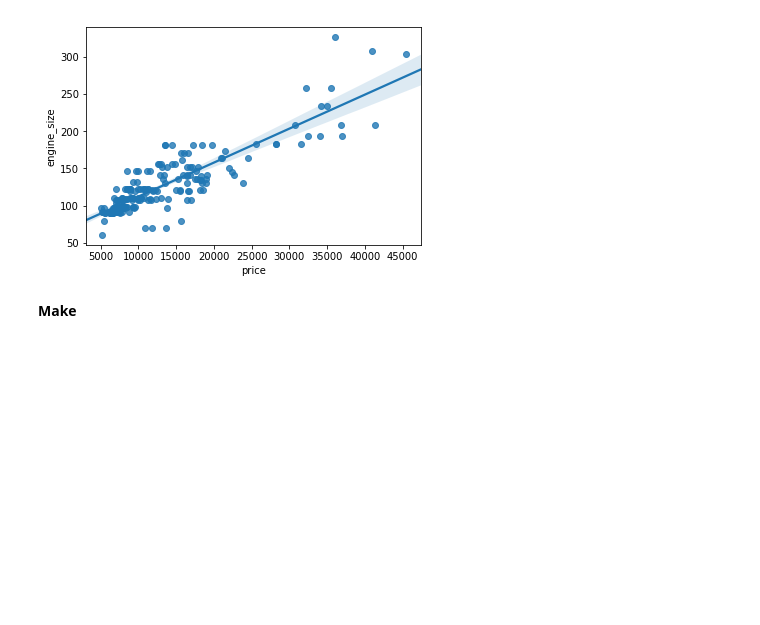
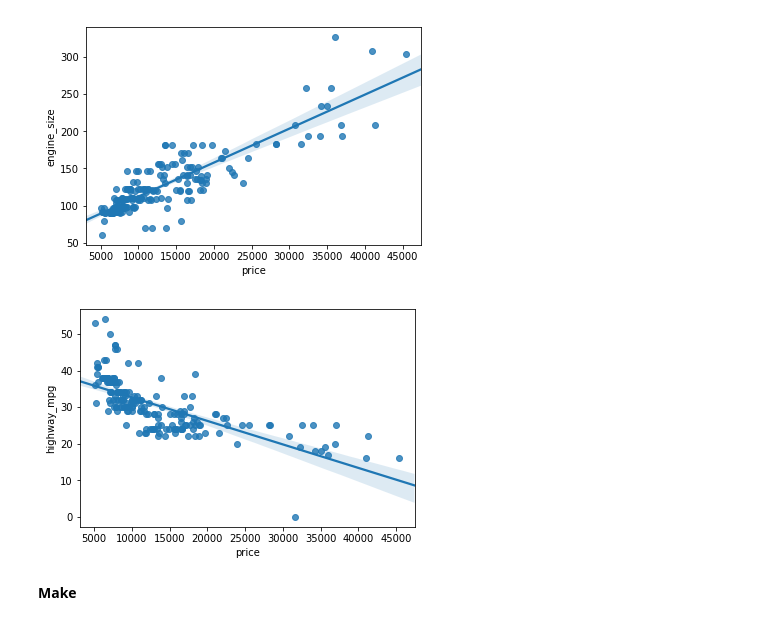
Before and after one commit to marco-bom-amigo/Trabalho-Final, a Jupyter notebook: automobile-price-prediction.ipynb, the cells around one changed output. Drawn from its saved outputs; the diff is of its cells as text; code cells hidden in the pictures; blank space fills up the shorter version.

```diff
--- a/automobile-price-prediction.ipynb
+++ b/automobile-price-prediction.ipynb
@@ -173,6 +173,12 @@ sns.regplot(data2['price'], data2['engine_size'])
 plt.show()
 # %% [output]
 [figure]
+# %%
+data2 = data.dropna()
+sns.regplot(data2['price'], data2['highway_mpg'])
+plt.show()
+# %% [output]
+[figure, added]
 # %% [markdown]
 **Make**
 # %%
```
Also changed, not shown: parts of 20 cells of this notebook.
